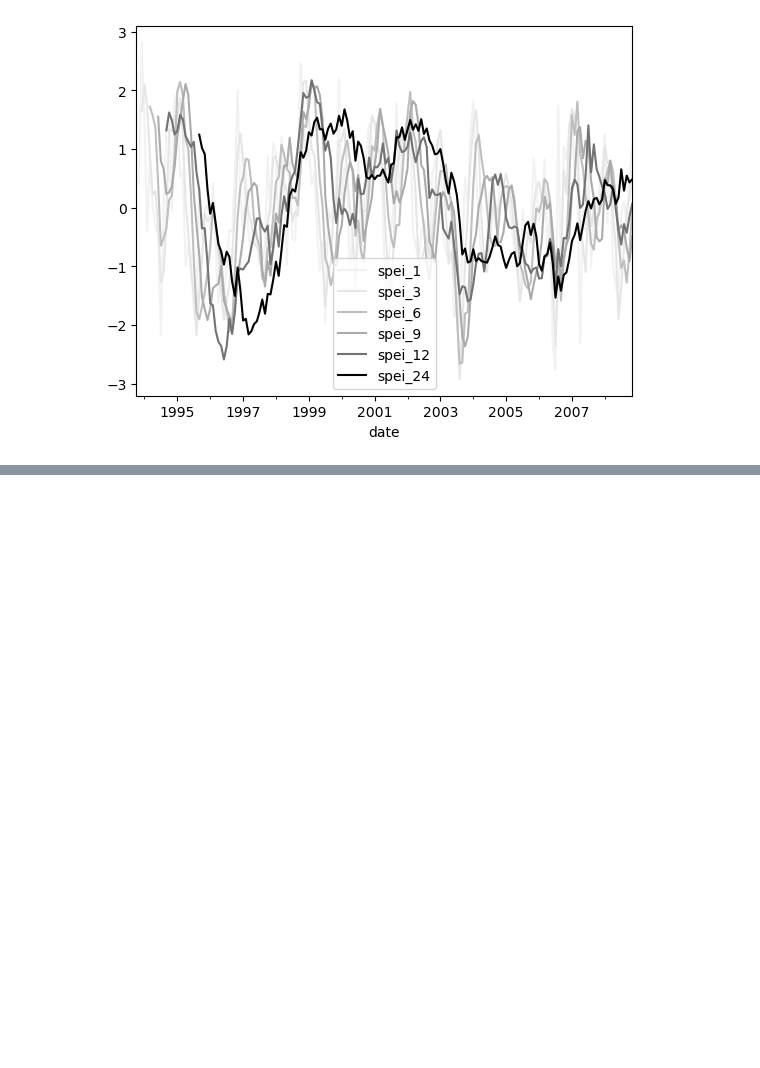
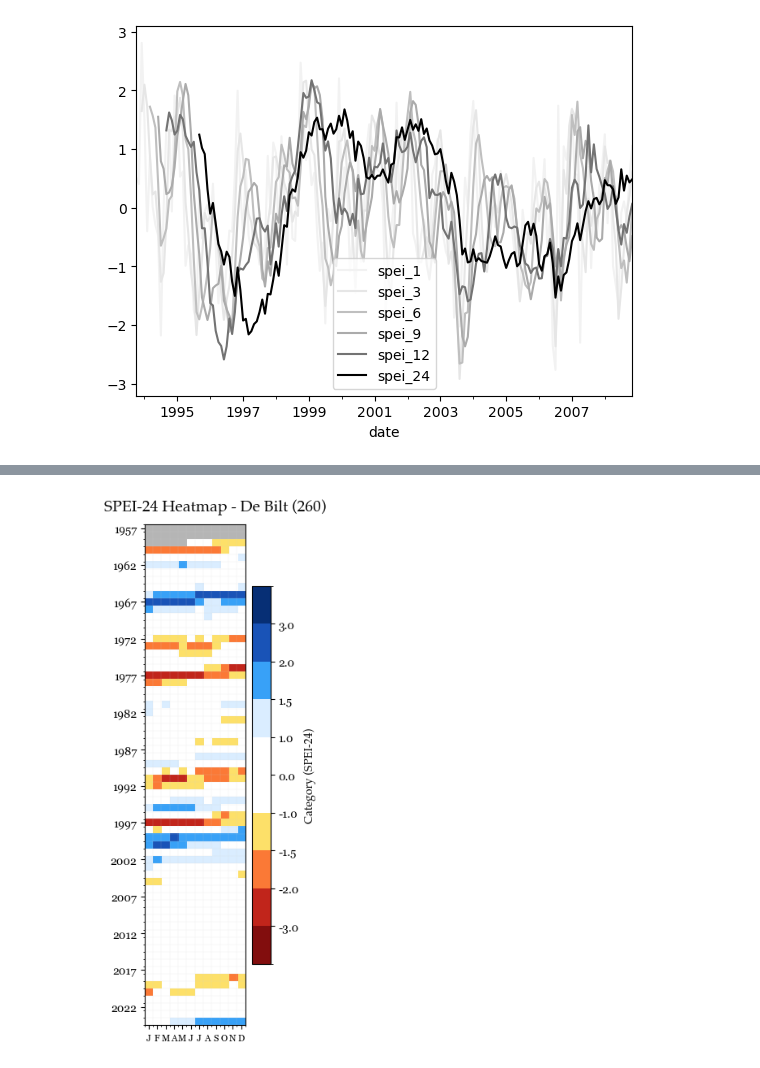
Before and after one commit to tomrooijakkers/data-science-portfolio, a Jupyter notebook: knmi-weather/03-knmi_drought_analysis.ipynb, the cells around one changed output, grey strips where cells are left out. Drawn from its saved outputs; the diff is of its cells as text; code cells hidden in the pictures; blank space fills up the shorter version.

```diff
--- a/knmi-weather/03-knmi_spi_spei_analysis.ipynb
+++ b/knmi-weather/03-knmi_drought_analysis.ipynb
@@ -1206,0 +1309,8 @@ events_df.sort_values(f"severe_drought_spei_{spei_timeframe_m}_magnitude", ascen
+# %%
+df_m_spei_pivot = df_m_spei.copy()
+
+keep_cols = df_m_spei_pivot.columns.str.contains("spei")
+df_m_spei_pivot = df_m_spei_pivot.loc[:, keep_cols].dropna(how="all")
+
+df_m_spei_pivot["month"] = df_m_spei_pivot.index.month
+df_m_spei_pivot["year"] = df_m_spei_pivot.index.year
@@ -1207,2 +1334,13 @@ events_df.sort_values(f"severe_drought_spei_{spei_timeframe_m}_magnitude", ascen
+# %%
+%matplotlib inline
+
+ax = (knmi_meteo_visualize
+      .standardized_index_heatmap(df_m_spei_pivot, "spei_24",
+                                  f"De Bilt ({BILT_STN_CODE})"))
+
+# Show the plot
+plt.show()
+# %% [output]
+[figure, added]
 # %%
 # TODO: Mention existence of SPI/SPEI package for Python: https://github.com/e-baumer/standard_precip
```
Also changed, not shown: parts of 19 cells of this notebook, 3 other files.
